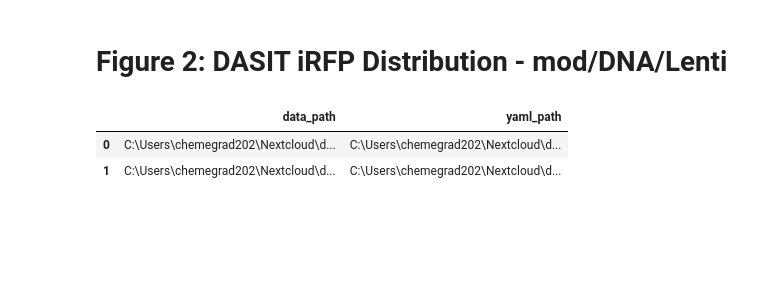
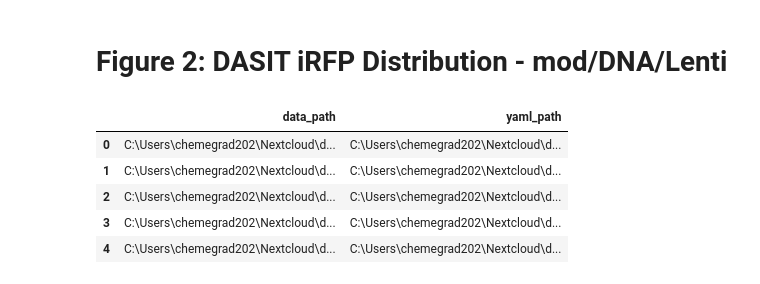
Before and after one commit to GallowayLabMIT/dasit_manuscript, a Jupyter notebook: Figure_2/Figure_2_iRFP.ipynb, the cells around one changed output. Drawn from its saved outputs; the diff is of its cells as text; code cells hidden in the pictures; blank space fills up the shorter version.

```diff
--- a/Figure_2/Figure_2_iRFP.ipynb
+++ b/Figure_2/Figure_2_iRFP.ipynb
@@ -16,32 +17,36 @@ from scipy.stats import poisson
 # %%
 # Set paths to the experiment folder and where to find the data
 base_path = rd.datadir/'data'/'attune'/'Mary'
 
-Plates = {'2026.05.11_exp41a': ['Plate1'],
-          '2026.05.08_exp39a': ['Plate1']
+Plates = {'2026.07.31_iRFP_lenti': ['Plate1'], #Lenti
+        '2026.07.02_exp61': ['Plate1','Plate2'], #Plasmid-1-2
+        '2026.07.02_exp60': ['Plate1', 'Plate2'], #Plasmid-3-4
 }
 
 exp_path = []
 yaml_path = []
 
 for i in Plates:
     for j in Plates[i]:
         exp_path.append(base_path/i/j/'export_singlets')
-        yaml_path.append(base_path/i/j/'export_singlets'/'well_metadata.yaml')
+        yaml_path.append(base_path/i/j/'export_singlets'/'well_metadata2.yaml')
 
 output_path = rd.rootdir/'output'/'Figure_2_selectivity'
-cache_path = rd.rootdir/'output'/'Figure_2_selectivity'/'data.gzip'
+cache_path = rd.rootdir/'output'/'Figure_2_selectivity'/'data_iRFP.gzip'
 
 plates_dict = pd.DataFrame({
     'data_path' : [exp for exp in exp_path],
     'yaml_path' : [yaml for yaml in yaml_path]
 })
 
 display(plates_dict)
 # %% [output]
 |  | data_path | yaml_path |
 | 0 | C:\Users\chemegrad202\Nextcloud\d... | C:\Users\chemegrad202\Nextcloud\d... |
 | 1 | C:\Users\chemegrad202\Nextcloud\d... | C:\Users\chemegrad202\Nextcloud\d... |
+| 2 | C:\Users\chemegrad202\Nextcloud\d... | C:\Users\chemegrad202\Nextcloud\d... |
+| 3 | C:\Users\chemegrad202\Nextcloud\d... | C:\Users\chemegrad202\Nextcloud\d... |
+| 4 | C:\Users\chemegrad202\Nextcloud\d... | C:\Users\chemegrad202\Nextcloud\d... |
 # %%
 #Load data
 data = pd.DataFrame()
```
Also changed, not shown: parts of 20 cells of this notebook, 7 other files.
